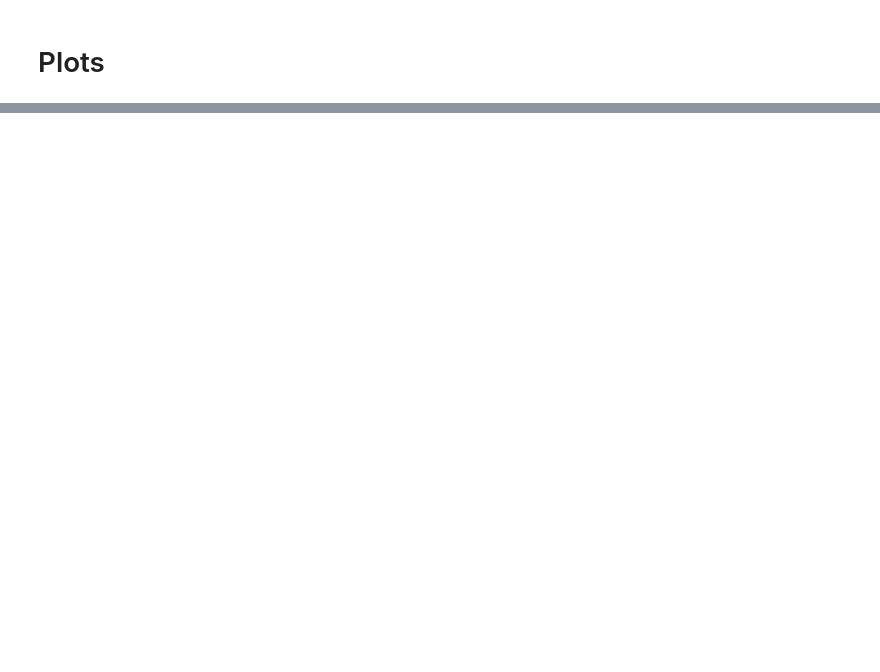
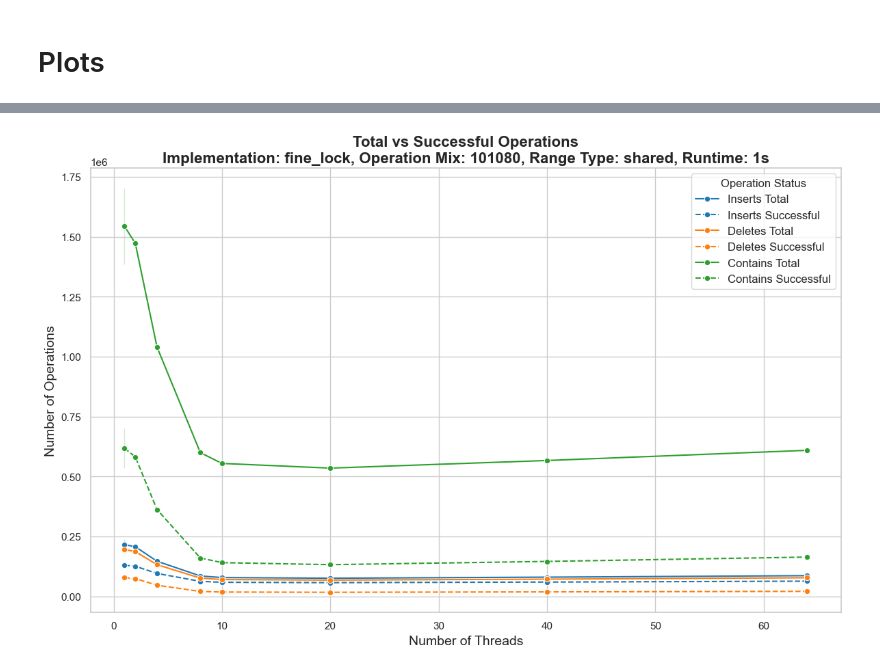
Before and after one commit to mkleinegger/concurrent-skip-list, a Jupyter notebook: plots.ipynb, the cells around one changed output, grey strips where cells are left out. Cells and saved outputs as stored; diff of their text form; code cells hidden in the pictures; blank space fills up the shorter version.

```diff
--- a/plots.ipynb
+++ b/plots.ipynb
@@ -149,0 +200,90 @@ The `ci` parameter is deprecated. Use `errorbar=None` for the same effect.
+# %%
+def print_total_vs_successful_operations(df, implementation_name, op_mix, range_type, runtime_in_sec):
+    # Step 1: Filter the DataFrame based on the provided parameters
+    filtered_df = df[
+        (df['implementation_name'] == implementation_name) &
+        (df['op_mix'] == op_mix) &
+        (df['range_type'] == range_type) &
+        (df['runtime_in_sec'] == runtime_in_sec)
+    ]
+
+    # Check if the filtered DataFrame is empty
+    if filtered_df.empty:
+        print("No data found for the specified parameters.")
+        return
+
+    # Step 2: Set the aesthetic style of the plots
+    sns.set(style="whitegrid")
+
+    # Step 3: Initialize the plot
+    plt.figure(figsize=(12, 8))
+
+    # Define color palette for operations
+    palette = {
+        'Inserts': 'tab:blue',
+        'Deletes': 'tab:orange',
+        'Contains': 'tab:green'
+    }
+
+    # Define line styles for statuses
+    linestyles = {
+        'Total': 'solid',
+        'Successful': 'dashed'
+    }
+
+    # List of operation types and their corresponding columns
+    operations = {
+        'Inserts': ('total_inserts', 'successful_inserts'),
+        'Deletes': ('total_deletes', 'successful_deletes'),
+        'Contains': ('total_contains', 'successful_contains')
+    }
+
+    # Step 4: Plot total and successful operations for each operation type
+    for operation, (total_col, success_col) in operations.items():
+        # Plot Total Operations
+        sns.lineplot(
+            data=filtered_df,
+            x='threads',
+            y=total_col,
+            label=f'{operation} Total',
+            color=palette[operation],
+            linestyle=linestyles['Total'],
+            marker='o'
+        )
+
+        # Plot Successful Operations
+        sns.lineplot(
+            data=filtered_df,
+            x='threads',
+            y=success_col,
+            label=f'{operation} Successful',
+            color=palette[operation],
+            linestyle=linestyles['Successful'],
+            marker='o'
+        )
+
+    # Step 5: Customize the plot
+    plt.title(
+        f"Total vs Successful Operations\n"
+        f"Implementation: {implementation_name}, Operation Mix: {op_mix}, "
+        f"Range Type: {range_type}, Runtime: {runtime_in_sec}s",
+        fontsize=16,
+        fontweight='bold'
+    )
+
+    plt.xlabel("Number of Threads", fontsize=14)
+    plt.ylabel("Number of Operations", fontsize=14)
+
+    plt.legend(title="Operation Status", fontsize=12, title_fontsize=12)
+
+    plt.tight_layout()
+
+    # Step 6: Display the plot
+    plt.show()
+
+    # plt.savefig(f"benchmark_{implementation_name}_{op_mix}_{range_type}_{runtime_in_sec}s.png", dpi=300)
+
+# Example Usage
+print_total_vs_successful_operations(final_df, 'fine_lock', '101080', 'shared', 1)
+# %% [output]
+[figure, added]
```
Also changed, not shown: parts of 6 cells of this notebook, 4 other files.
